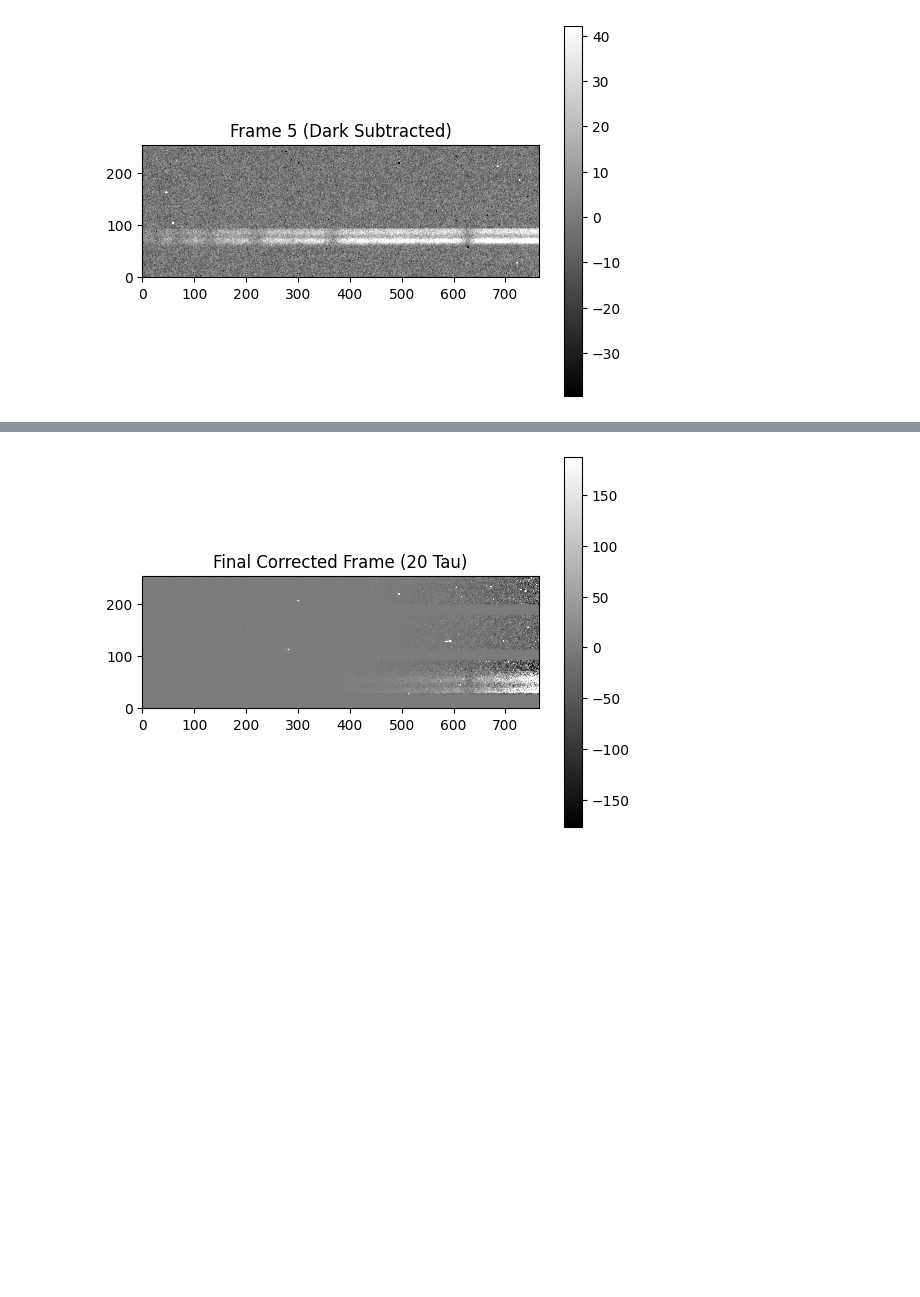
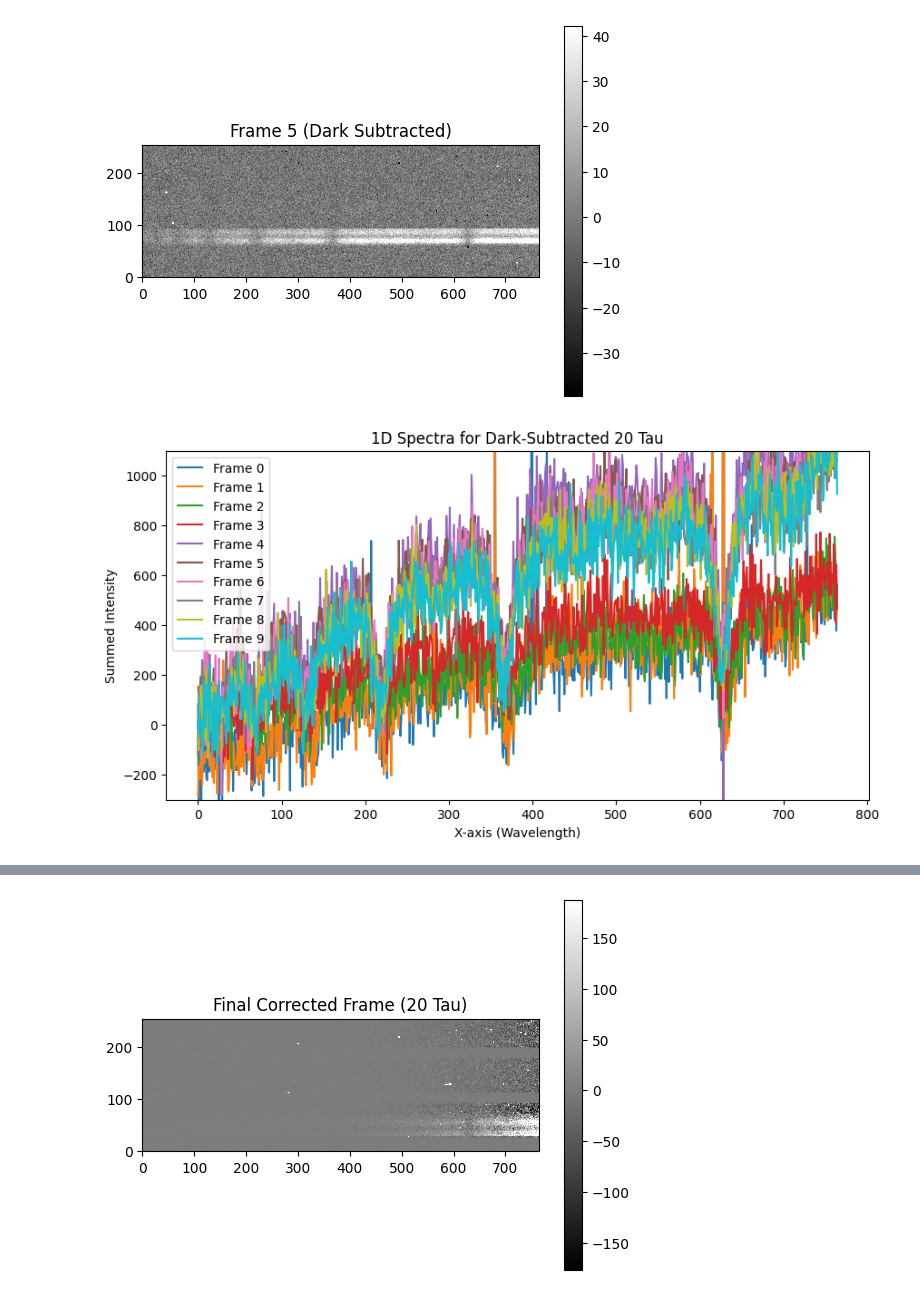
Before and after one commit to Zhengjingyi0823/AST443-Group5, a Jupyter notebook: 11_11_24_AST443_Lab3.ipynb, the cells around one changed output, grey strips where cells are left out. Cells and saved outputs as stored; diff of their text form; code cells hidden in the pictures; blank space fills up the shorter version.

```diff
--- a/11_10_24_AST443_Lab3.ipynb
+++ b/11_11_24_AST443_Lab3.ipynb
@@ -203,3 +200,42 @@ plt.colorbar()  # Optional: Show a color bar
 plt.show()
 # %% [output]
 [figure]
+# %%
+# List to hold the cut data of each dark-subtracted 20 Tau frame
+final_20tau_cut_dark = []
+
+# Define the y-axis ranges for each frame
+y_ranges_20tau = [(27, 63), (44, 80), (46, 82), (62, 98), (56, 92),
+                  (60, 96), (59, 95), (60, 96), (61, 97), (61, 97)]
+
+# Loop through each dark-subtracted 20 Tau frame, cut along y-axis, and extract the data
+for i in range(len(darksubtracted_20tau)):  # Ensure we go through all dark-subtracted frames
+    frame_data = darksubtracted_20tau[i]  # Get the dark-subtracted frame data
+
+    # Cut the frame data along the y-axis according to the specified range
+    y_start, y_end = y_ranges_20tau[i]
+    cut_frame_data = frame_data[y_start:y_end, :]  # Cut the frame
+
+    # Append the cut frame data to the list
+    final_20tau_cut_dark.append(cut_frame_data)
+
+# List to hold the summed 1D spectra for each cut dark-subtracted 20 Tau frame
+summed_20tau = []
+
+# Sum along the y-axis for each cut dark-subtracted 20 Tau frame
+for frame in final_20tau_cut_dark:
+    summed_1d = frame.sum(axis=0)  # Sum along the y-axis
+    summed_20tau.append(summed_1d)
+
+# Plot the 1D spectra for the dark-subtracted 20 Tau frames
+plt.figure(figsize=(10, 5))
+for i, spectrum in enumerate(summed_20tau):
+    plt.plot(spectrum, label=f'Frame {i}')  # Plot each frame with a label
+plt.title("1D Spectra for Dark-Subtracted 20 Tau")
+plt.xlabel("X-axis (Wavelength)")
+plt.ylabel("Summed Intensity")
+plt.ylim(-300, 1100)
+plt.legend()  # Add legend to distinguish each frame
+plt.show()
+# %% [output]
+[figure, added]
```
Also changed, not shown: parts of 46 cells of this notebook, 3 other files.
